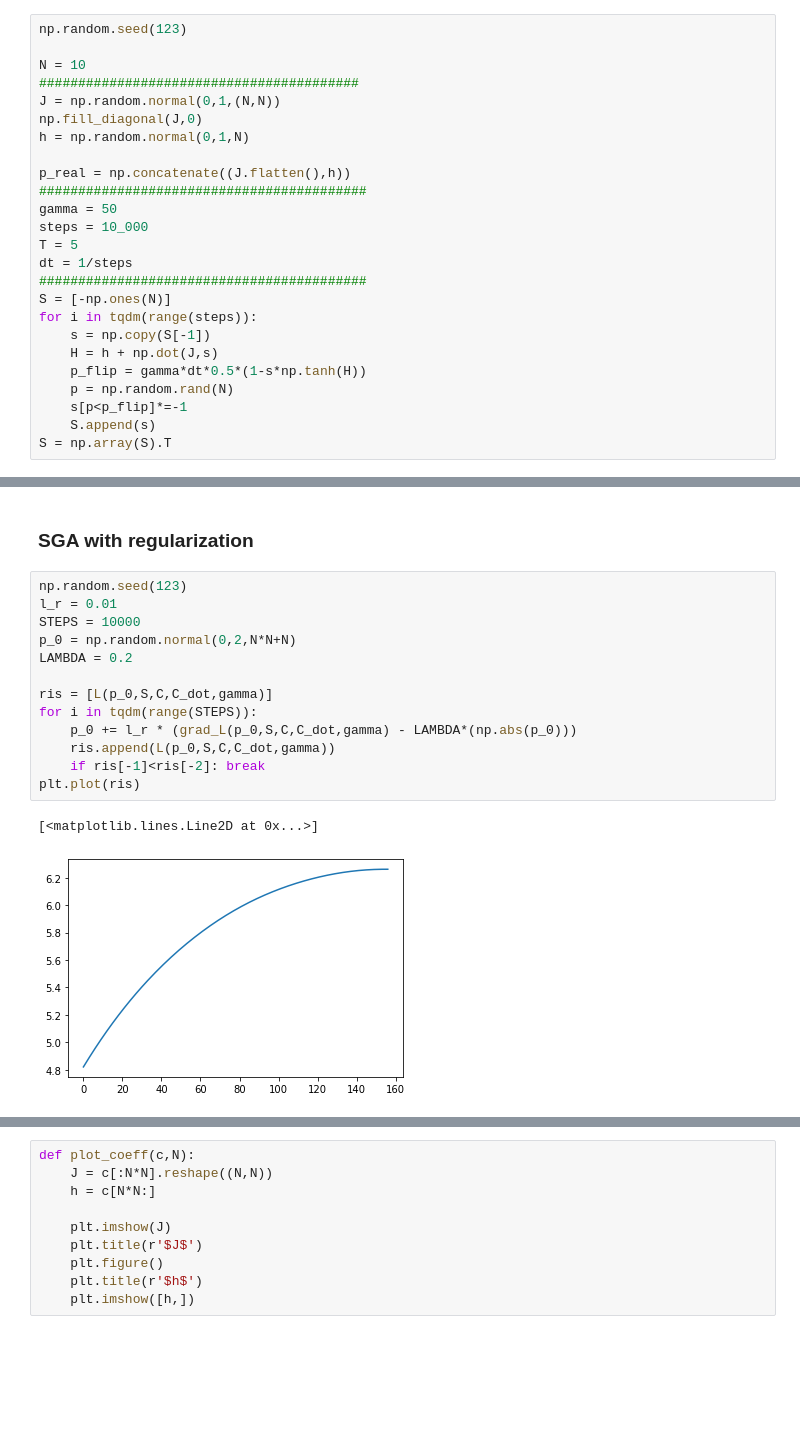
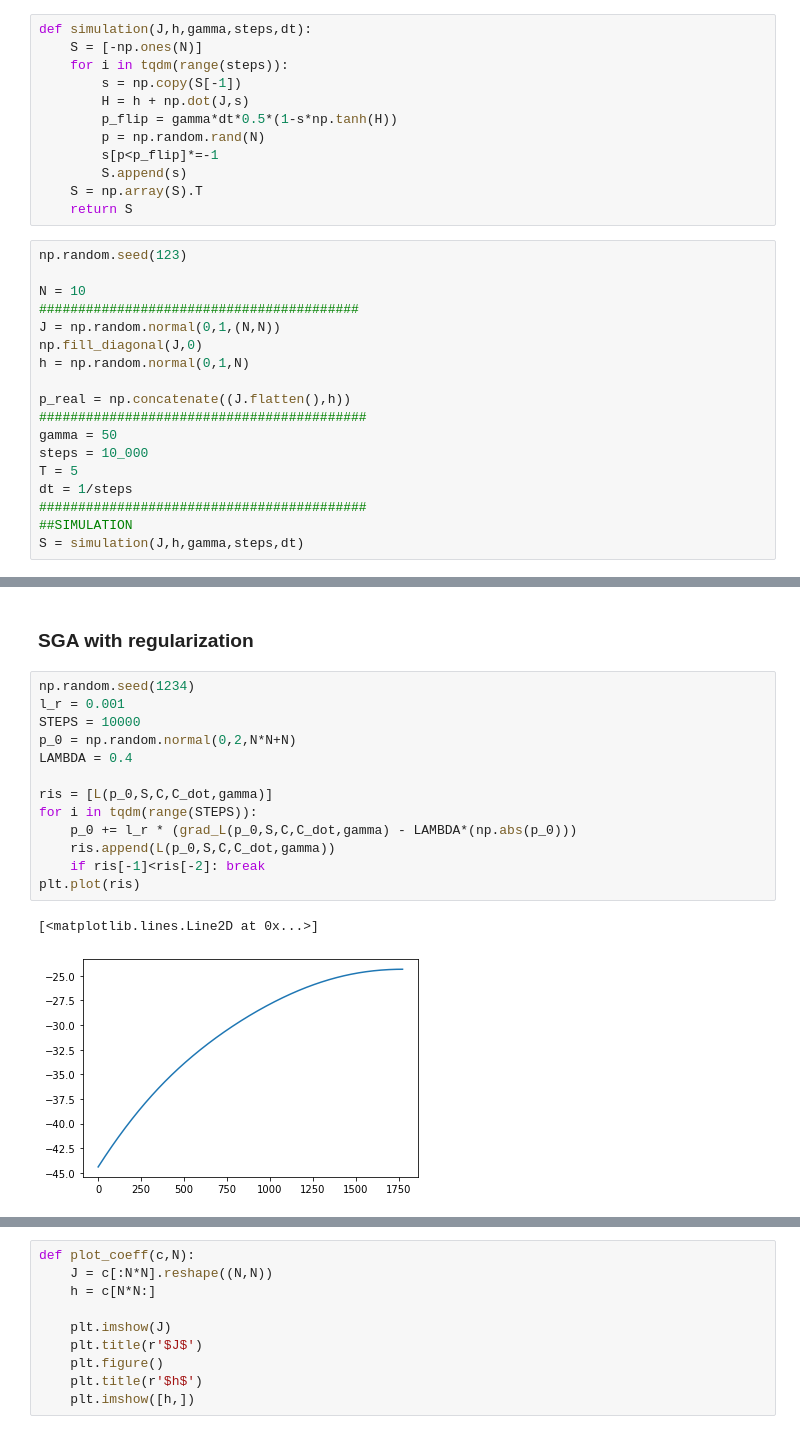
Before and after one commit to micheleavella/brain_project, a Jupyter notebook: kinetic_ising_simulation_inference.ipynb, the cells around one changed output, grey strips where cells are left out. Cells and saved outputs as stored; diff of their text form; blank space fills up the shorter version.

```diff
--- a/kinetic_ising_simulation_inference.ipynb
+++ b/kinetic_ising_simulation_inference.ipynb
@@ -11,6 +11,18 @@ $$p_{flip} = \gamma \delta t \frac 1 2 [1-s_i(t)\tanh H_i(t)] \quad with \quad
 H_i = h_i + \sum_{j \ne i} J_{ij}s_j(t)$$
 # %% [markdown]
 ## Simulation
+# %%
+def simulation(J,h,gamma,steps,dt):
+    S = [-np.ones(N)]
+    for i in tqdm(range(steps)):
+        s = np.copy(S[-1])
+        H = h + np.dot(J,s)
+        p_flip = gamma*dt*0.5*(1-s*np.tanh(H))
+        p = np.random.rand(N)
+        s[p<p_flip]*=-1
+        S.append(s)
+    S = np.array(S).T
+    return S
 # %%
 np.random.seed(123)
 
@@ -27,15 +39,8 @@ steps = 10_000
 T = 5
 dt = 1/steps
 ##########################################
-S = [-np.ones(N)]
-for i in tqdm(range(steps)):
-    s = np.copy(S[-1])
-    H = h + np.dot(J,s)
-    p_flip = gamma*dt*0.5*(1-s*np.tanh(H))
-    p = np.random.rand(N)
-    s[p<p_flip]*=-1
-    S.append(s)
-S = np.array(S).T
+##SIMULATION
+S = simulation(J,h,gamma,steps,dt)
 # %%
 plt.figure(figsize=(15,10))
 plt.imshow(S[:,:250])
@@ -179,18 +184,18 @@ print((y_f-y_i)/dx)
 # %% [markdown]
 ### SGA with regularization
 # %%
-np.random.seed(123)
-l_r = 0.01
+np.random.seed(1234)
+l_r = 0.001
 STEPS = 10000
 p_0 = np.random.normal(0,2,N*N+N)
-LAMBDA = 0.2
+LAMBDA = 0.4
 
 ris = [L(p_0,S,C,C_dot,gamma)]
 for i in tqdm(range(STEPS)):
     p_0 += l_r * (grad_L(p_0,S,C,C_dot,gamma) - LAMBDA*(np.abs(p_0)))
     ris.append(L(p_0,S,C,C_dot,gamma))
     if ris[-1]<ris[-2]: break
 plt.plot(ris)
 # %% [output]
 [<matplotlib.lines.Line2D at 0x...>]
-[figure, old version]
+[figure, new version]
```
Also changed, not shown: parts of 8 cells of this notebook.
